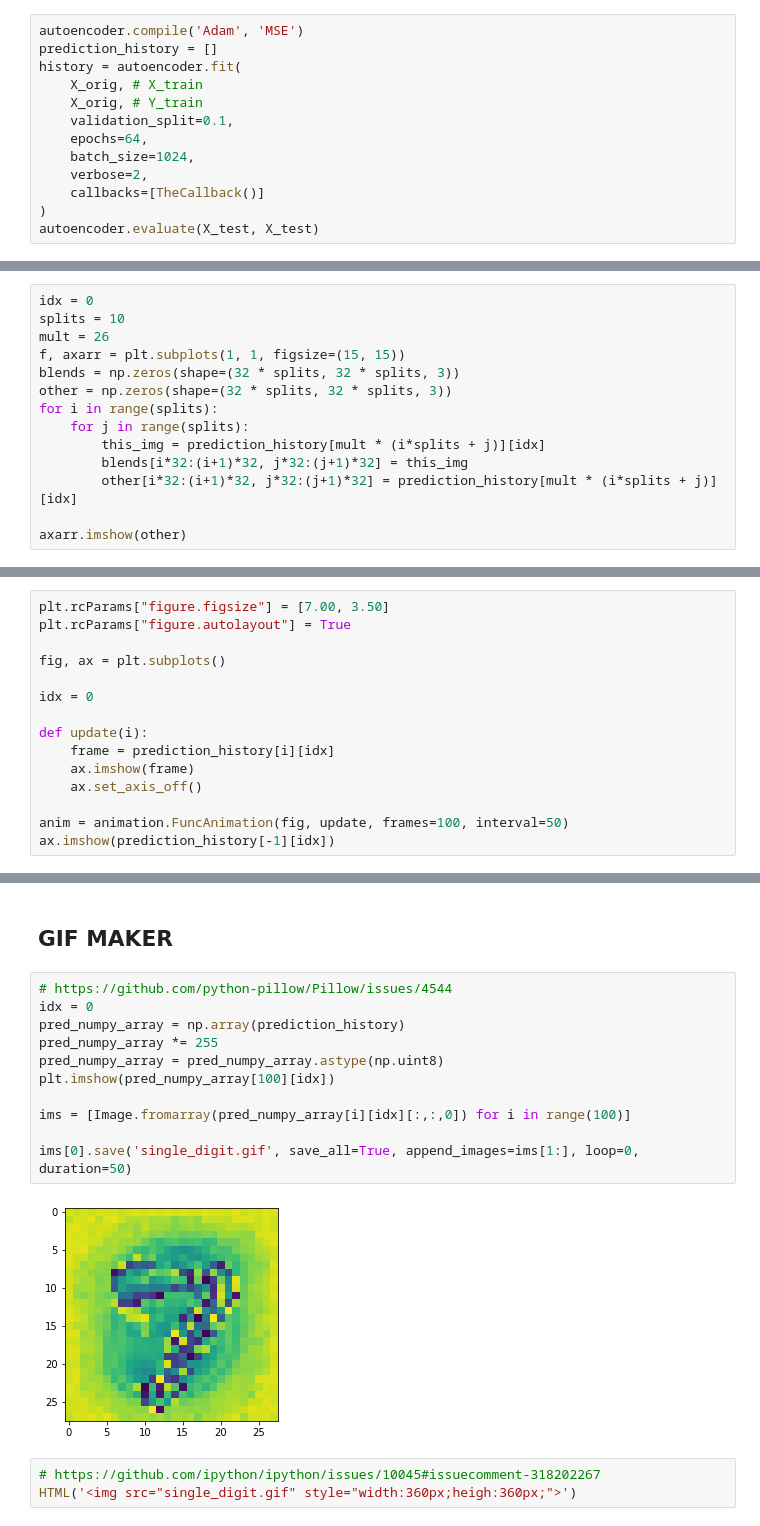
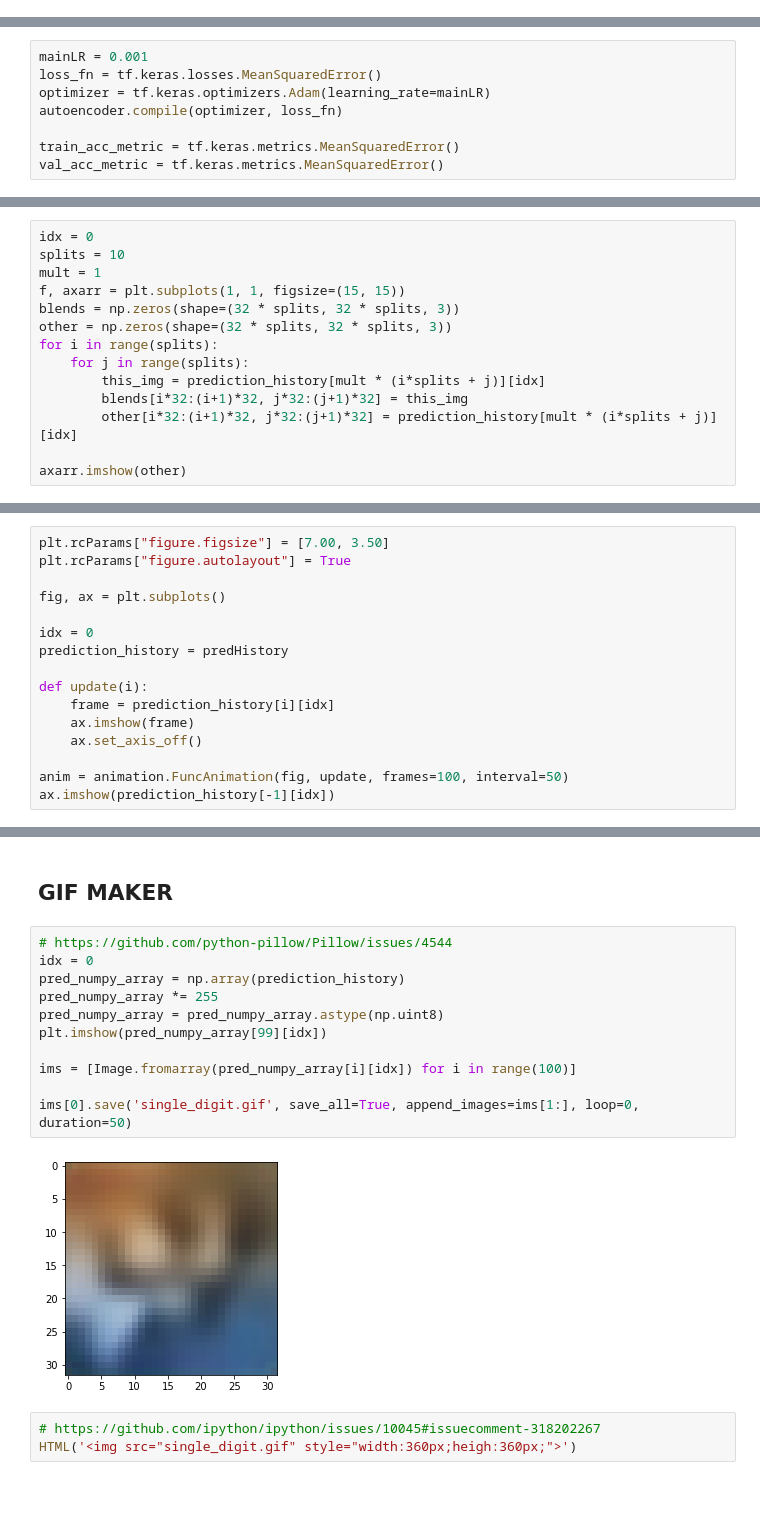
Before and after one commit to Kinvert/Machine-Learning, a Jupyter notebook: Autoencoders/CIFAR-10-Visualizations/01-Training-History/CIFAR-10-Autoencoder-Vis.ipynb, the cells around one changed output, grey strips where cells are left out. Cells and saved outputs as stored; diff of their text form; blank space fills up the shorter version.

Commit message:
CIFAR-10 Autoencoder Improvements - Unfinished

```diff
--- a/Autoencoders/CIFAR-10-Visualizations/01-Training-History/CIFAR-10-Autoencoder-Vis.ipynb
+++ b/Autoencoders/CIFAR-10-Visualizations/01-Training-History/CIFAR-10-Autoencoder-Vis.ipynb
@@ -70,13 +163,0 @@ class TheCallback(tf.keras.callbacks.Callback):
-# %%
-autoencoder.compile('Adam', 'MSE')
-prediction_history = []
-history = autoencoder.fit(
-    X_orig, # X_train
-    X_orig, # Y_train
-    validation_split=0.1,
-    epochs=64,
-    batch_size=1024,
-    verbose=2,
-    callbacks=[TheCallback()]
-)
-autoencoder.evaluate(X_test, X_test)
@@ -104,0 +174,8 @@ Epoch 64/64
+# %%
+mainLR = 0.001
+loss_fn = tf.keras.losses.MeanSquaredError()
+optimizer = tf.keras.optimizers.Adam(learning_rate=mainLR)
+autoencoder.compile(optimizer, loss_fn)
+
+train_acc_metric = tf.keras.metrics.MeanSquaredError()
+val_acc_metric = tf.keras.metrics.MeanSquaredError()
@@ -113,7 +270,7 @@ print(prediction_history.shape)
 # %%
 idx = 0
 splits = 10
-mult = 26
+mult = 1
 f, axarr = plt.subplots(1, 1, figsize=(15, 15))
 blends = np.zeros(shape=(32 * splits, 32 * splits, 3))
 other = np.zeros(shape=(32 * splits, 32 * splits, 3))
@@ -151,6 +307,7 @@ plt.rcParams["figure.autolayout"] = True
 fig, ax = plt.subplots()
 
 idx = 0
+prediction_history = predHistory
 
 def update(i):
     frame = prediction_history[i][idx]
@@ -171,16 +328,16 @@ HTML(anim.to_html5_video())
 # %%
 # https://github.com/python-pillow/Pillow/issues/4544
 idx = 0
 pred_numpy_array = np.array(prediction_history)
 pred_numpy_array *= 255
 pred_numpy_array = pred_numpy_array.astype(np.uint8)
-plt.imshow(pred_numpy_array[100][idx])
+plt.imshow(pred_numpy_array[99][idx])
 
-ims = [Image.fromarray(pred_numpy_array[i][idx][:,:,0]) for i in range(100)]
+ims = [Image.fromarray(pred_numpy_array[i][idx]) for i in range(100)]
 
 ims[0].save('single_digit.gif', save_all=True, append_images=ims[1:], loop=0, duration=50)
 # %% [output]
-[figure, old version]
+[figure, new version]
 # %%
 # https://github.com/ipython/ipython/issues/10045#issuecomment-318202267
 HTML('<img src="single_digit.gif" style="width:360px;heigh:360px;">')
```
Also changed, not shown: parts of 18 cells of this notebook, 2 other files.
